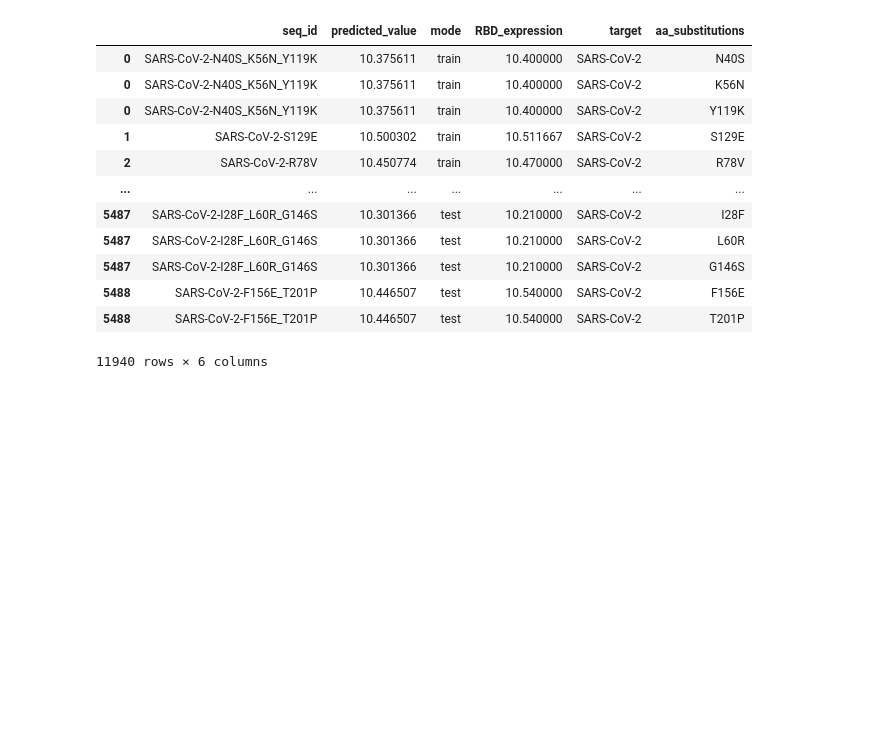
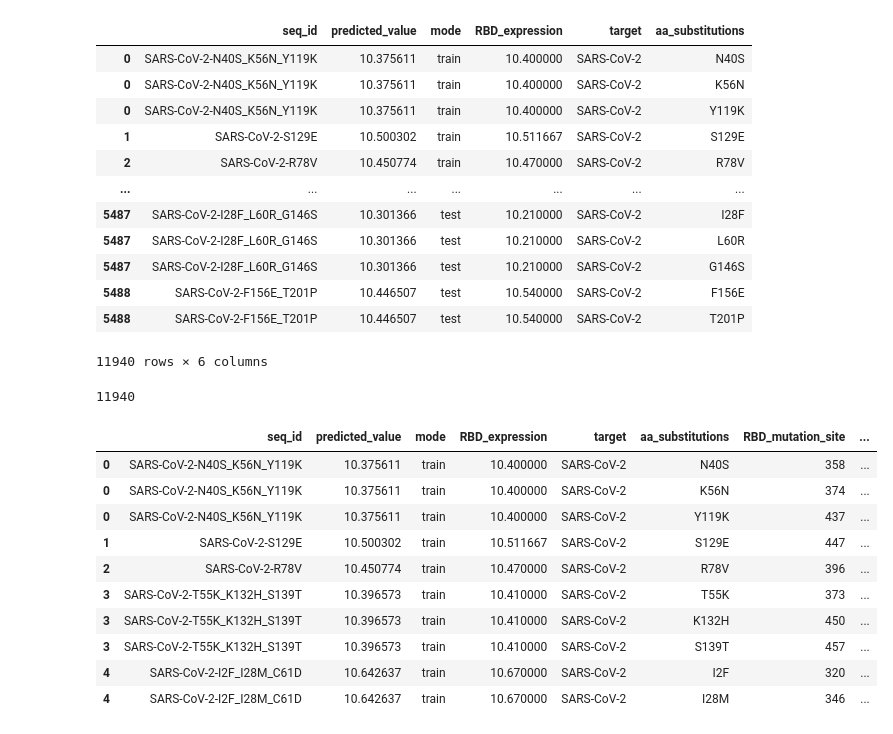
Before and after one commit to stelleg/Spike_NLP, a Jupyter notebook: notebooks/models/measured_vs_predicted_scatter.ipynb, the cells around one changed output. Cells and saved outputs as stored; diff of their text form; code cells hidden in the pictures; blank space fills up the shorter version.

```diff
--- a/notebooks/models/measured_vs_predicted_scatter.ipynb
+++ b/notebooks/models/measured_vs_predicted_scatter.ipynb
@@ -862,3 +1300,23 @@ e_beyond_wt_df
 | 5488 | SARS-CoV-2-F156E_T201P | 10.446507 | test | 10.540000 | SARS-CoV-2 | F156E |
 | 5488 | SARS-CoV-2-F156E_T201P | 10.446507 | test | 10.540000 | SARS-CoV-2 | T201P |
 11940 rows × 6 columns
+# %%
+e_beyond_wt_df['RBD_mutation_site'] = e_beyond_wt_df['aa_substitutions'].str.extract(r'(\d+)').astype(int) + 318  # Extract numeric site, RBD site
+e_beyond_wt_df['original_aa'] = e_beyond_wt_df['aa_substitutions'].str[0]
+e_beyond_wt_df['new_aa'] = e_beyond_wt_df['aa_substitutions'].str[-1]
+e_beyond_wt_df['aa_sub'] = e_beyond_wt_df['original_aa'] + ">" + e_beyond_wt_df['new_aa']
+print(len(e_beyond_wt_df))
+e_beyond_wt_df.head(10)
+# %% [output]
+11940
+|  | seq_id | predicted_value | mode | RBD_expression | target | aa_substitutions | RBD_mutation_site | ... |
+| 0 | SARS-CoV-2-N40S_K56N_Y119K | 10.375611 | train | 10.400000 | SARS-CoV-2 | N40S | 358 | ... |
+| 0 | SARS-CoV-2-N40S_K56N_Y119K | 10.375611 | train | 10.400000 | SARS-CoV-2 | K56N | 374 | ... |
+| 0 | SARS-CoV-2-N40S_K56N_Y119K | 10.375611 | train | 10.400000 | SARS-CoV-2 | Y119K | 437 | ... |
+| 1 | SARS-CoV-2-S129E | 10.500302 | train | 10.511667 | SARS-CoV-2 | S129E | 447 | ... |
+| 2 | SARS-CoV-2-R78V | 10.450774 | train | 10.470000 | SARS-CoV-2 | R78V | 396 | ... |
+| 3 | SARS-CoV-2-T55K_K132H_S139T | 10.396573 | train | 10.410000 | SARS-CoV-2 | T55K | 373 | ... |
+| 3 | SARS-CoV-2-T55K_K132H_S139T | 10.396573 | train | 10.410000 | SARS-CoV-2 | K132H | 450 | ... |
+| 3 | SARS-CoV-2-T55K_K132H_S139T | 10.396573 | train | 10.410000 | SARS-CoV-2 | S139T | 457 | ... |
+| 4 | SARS-CoV-2-I2F_I28M_C61D | 10.642637 | train | 10.670000 | SARS-CoV-2 | I2F | 320 | ... |
+| 4 | SARS-CoV-2-I2F_I28M_C61D | 10.642637 | train | 10.670000 | SARS-CoV-2 | I28M | 346 | ... |
```
Also changed, not shown: parts of 36 cells of this notebook, 4 other files.
